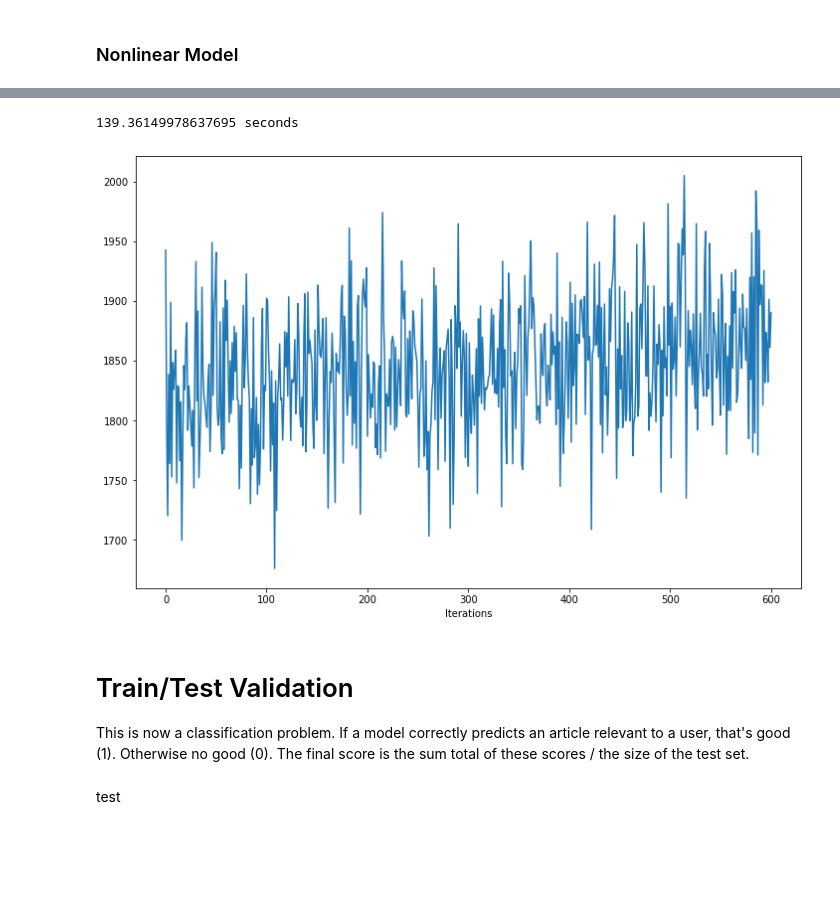
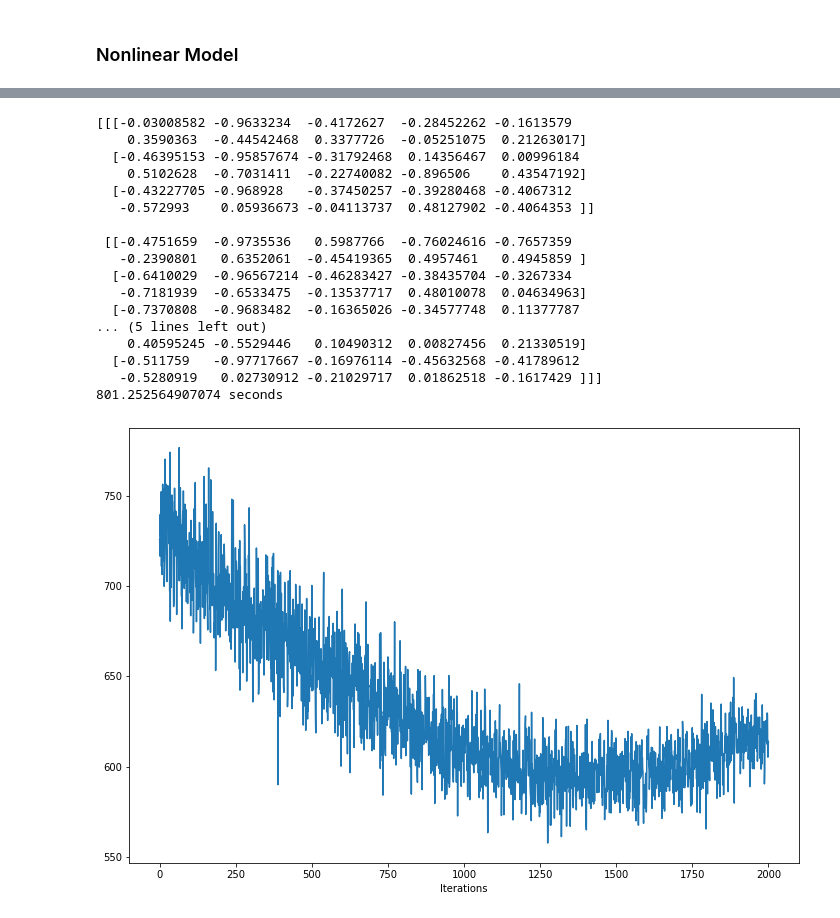
Before and after one commit to taylorhawks/globo-nonlinear-latent-factorization, a Jupyter notebook: Notebook.ipynb, the cells around one changed output, grey strips where cells are left out. Cells and saved outputs as stored; diff of their text form; code cells hidden in the pictures; blank space fills up the shorter version.

Commit message:
nonlinear gd

```diff
--- a/Notebook.ipynb
+++ b/Notebook.ipynb
@@ -469,7 +416,9 @@ class NonlinearModel(LinearModel):
 
         @staticmethod
         def dJi(Ui,argmax_indices,Vd,Vdbar,T,hinge_param=1):
-            # Ui has only the relevant vector, U has all vectors
+            '''
+            Note that Ui has only the relevant vector (interest unit), while U has all vectors
+            '''
             cond = hinge_param + np.tensordot(Ui,Vdbar,axes=(2,2))[0,0] - np.tensordot(Ui,Vd,axes=(2,2))[0,0] > 0
             g = Vdbar - Vd
             partial_gradient = g * cond[:,:,np.newaxis]
@@ -479,6 +428,9 @@ class NonlinearModel(LinearModel):
 
         @staticmethod
         def J(Ui,Vd,Vdbar,hinge_param=1):
+            '''
+            description
+            '''
             cost = hinge_param + np.tensordot(Ui,Vdbar,axes=(2,2))[0,0] - np.tensordot(Ui,Vd,axes=(2,2))[0,0]
             return np.sum(
                 np.max(
@@ -501,6 +453,7 @@ class NonlinearModel(LinearModel):
         self,
         alpha=0.01,
         size=8,
+        gd_repeat=1,
         test_size=128,
         embeddings_size=250,
         test=True,
@@ -522,12 +475,16 @@ class NonlinearModel(LinearModel):
             self.user_data,
             self.n_users,
             size,
-            size,
+            size*gd_repeat,
             embeddings_size=embeddings_size,
         )
 
 
-        self.U -= alpha * NonlinearModel.gradient.dJi(Ui,argmax_indices,self.Vd,Vdbar,self.T,hinge_param=hinge_param)
+        self.U -= alpha * NonlinearModel.gradient.dJi(
+            Ui.repeat(gd_repeat,axis=1), ##
+            argmax_indices.repeat(gd_repeat,axis=1),
+            self.Vd.repeat(gd_repeat,axis=1), ##
+            Vdbar,self.T,hinge_param=hinge_param)
 
         if test == True:
             #get Vdbar
@@ -1241,14 +549,0 @@ print(time() - start, 'seconds')
-# %%
-#df_sample
-nm.reset_errors()
-nm.initialize_user_vectors(8,250)
-start = time()
-nm.gradient_descent_nonlinear(test=True,alpha=0.001, max_iterations=600, test_size=64, hinge_param = 25)
-print(time() - start, 'seconds')
-# %% [output]
-139.36149978637695 seconds
-[figure, removed]
-# %% [markdown]
-# Train/Test Validation
-
-This is now a classification problem.  If a model correctly predicts an article relevant to a user, that's good (1).  Otherwise no good (0).  The final score is the sum total of these scores / the size of the test set.
@@ -1261,2 +550,33 @@ nm_final.gradient_descent_nonlinear(test=False, alpha=0.001, max_iterations=225,
-# %% [markdown]
-test
+# %%
+nm = NonlinearModel(df_sample,embeddings,size=8, embeddings_size=250, T=3)
+print(nm.U[0:3,:,0:10])
+
+start = time()
+nm.gradient_descent_nonlinear(
+    test=True,
+    alpha=-0.0001,
+    gd_repeat=1,
+    max_iterations=2000,
+    test_size=32,
+    hinge_param = 100
+)
+print(time() - start, 'seconds')
+# %% [output]
+[[[-0.03008582 -0.9633234  -0.4172627  -0.28452262 -0.1613579
+    0.3590363  -0.44542468  0.3377726  -0.05251075  0.21263017]
+  [-0.46395153 -0.95857674 -0.31792468  0.14356467  0.00996184
+    0.5102628  -0.7031411  -0.22740082 -0.896506    0.43547192]
+  [-0.43227705 -0.968928   -0.37450257 -0.39280468 -0.4067312
+   -0.572993    0.05936673 -0.04113737  0.48127902 -0.4064353 ]]
+
+ [[-0.4751659  -0.9735536   0.5987766  -0.76024616 -0.7657359
+   -0.2390801   0.6352061  -0.45419365  0.4957461   0.4945859 ]
+  [-0.6410029  -0.96567214 -0.46283427 -0.38435704 -0.3267334
+   -0.7181939  -0.6533475  -0.13537717  0.48010078  0.04634963]
+  [-0.7370808  -0.9683482  -0.16365026 -0.34577748  0.11377787
+... (5 lines left out)
+    0.40595245 -0.5529446   0.10490312  0.00827456  0.21330519]
+  [-0.511759   -0.97717667 -0.16976114 -0.45632568 -0.41789612
+   -0.5280919   0.02730912 -0.21029717  0.01862518 -0.1617429 ]]]
+801.252564907074 seconds
+[figure, added]
```
Also changed, not shown: parts of 54 cells of this notebook, 1 other file.
